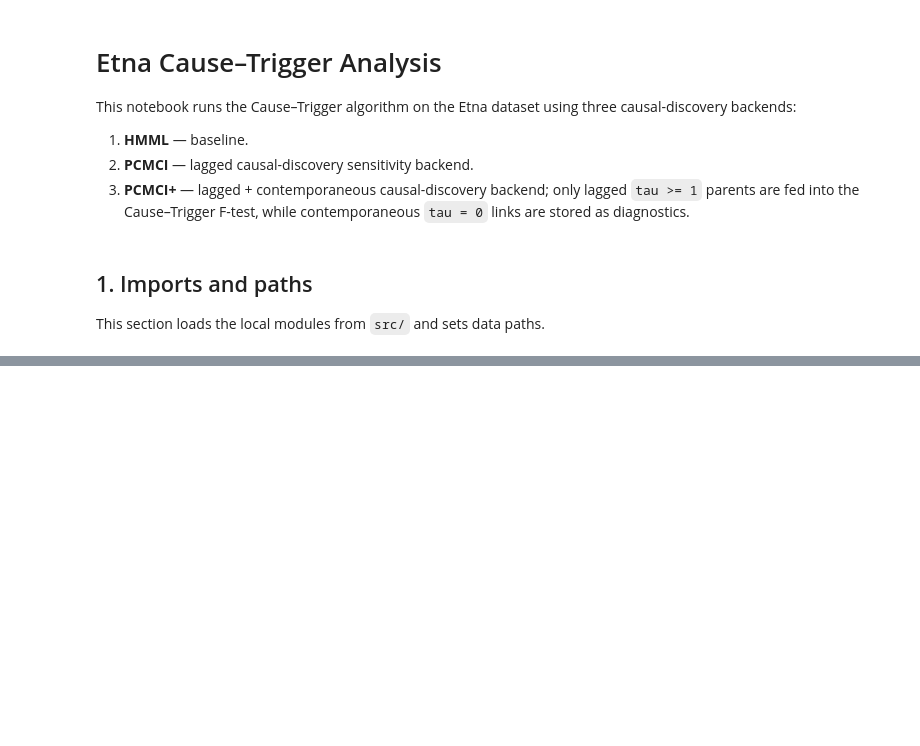
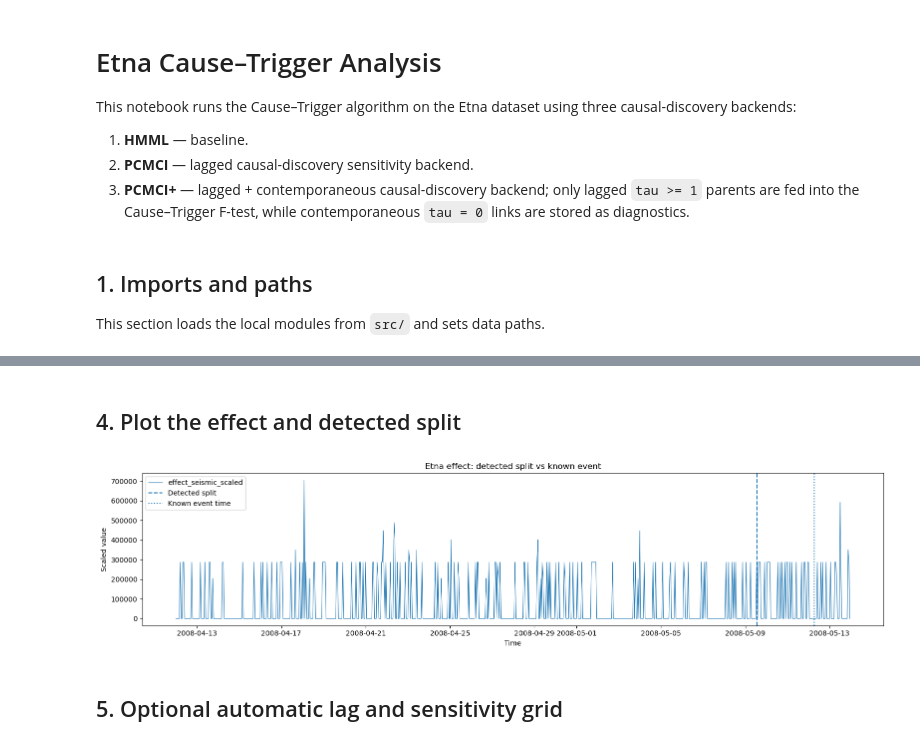
Before and after one commit to alectois/Distinguishing-Causes-and-Triggers-in-Volcanic-and-Seismic-Processes, a Jupyter notebook: notebooks/etna_cause_trigger.ipynb, the cells around one changed output, grey strips where cells are left out. Drawn from its saved outputs; the diff is of its cells as text; code cells hidden in the pictures; blank space fills up the shorter version.

```diff
--- a/notebooks/etna_cause_trigger.ipynb
+++ b/notebooks/etna_cause_trigger.ipynb
@@ -1187,0 +77,21 @@ No diagnostics available for trigger-stability table.
+# %%
+workflow = EtnaWorkflowConfig(
+    effect=EFFECT,
+    event_time=EVENT_TIME,
+    alpha=0.05,
+    manual_lag=3,
+    max_lags=6,
+    min_I1_length=48,
+    min_I2_length=48,
+    distribution="gaussian",
+)
+
+split_row = split_diagnostics(
+    X,
+    EFFECT,
+    event_time=EVENT_TIME,
+    min_I1_length=workflow.min_I1_length,
+    min_I2_length=workflow.min_I2_length,
+)
+
+display(pd.DataFrame([split_row]))
@@ -1187,0 +105,11 @@ No diagnostics available for trigger-stability table.
+# %%
+results, comparison, diagnostics = run_suite(
+    X,
+    workflow,
+    lag=workflow.manual_lag,
+    distribution=workflow.distribution,
+    cond_ind_test="parcorr",
+)
+
+display(comparison)
+display(diagnostics)
@@ -1187,0 +124,14 @@ No diagnostics available for trigger-stability table.
+# %% [markdown]
+## 4. Plot the effect and detected split
+# %%
+plot_effect_with_split(
+    X,
+    EFFECT,
+    results["hmml_backend_beta"],
+    event_time=EVENT_TIME,
+    title="Etna effect: detected split vs known event",
+)
+# %% [output]
+[figure, added]
+# %% [markdown]
+## 5. Optional automatic lag and sensitivity grid
```
Also changed, not shown: parts of 40 cells of this notebook, 22 other files.
